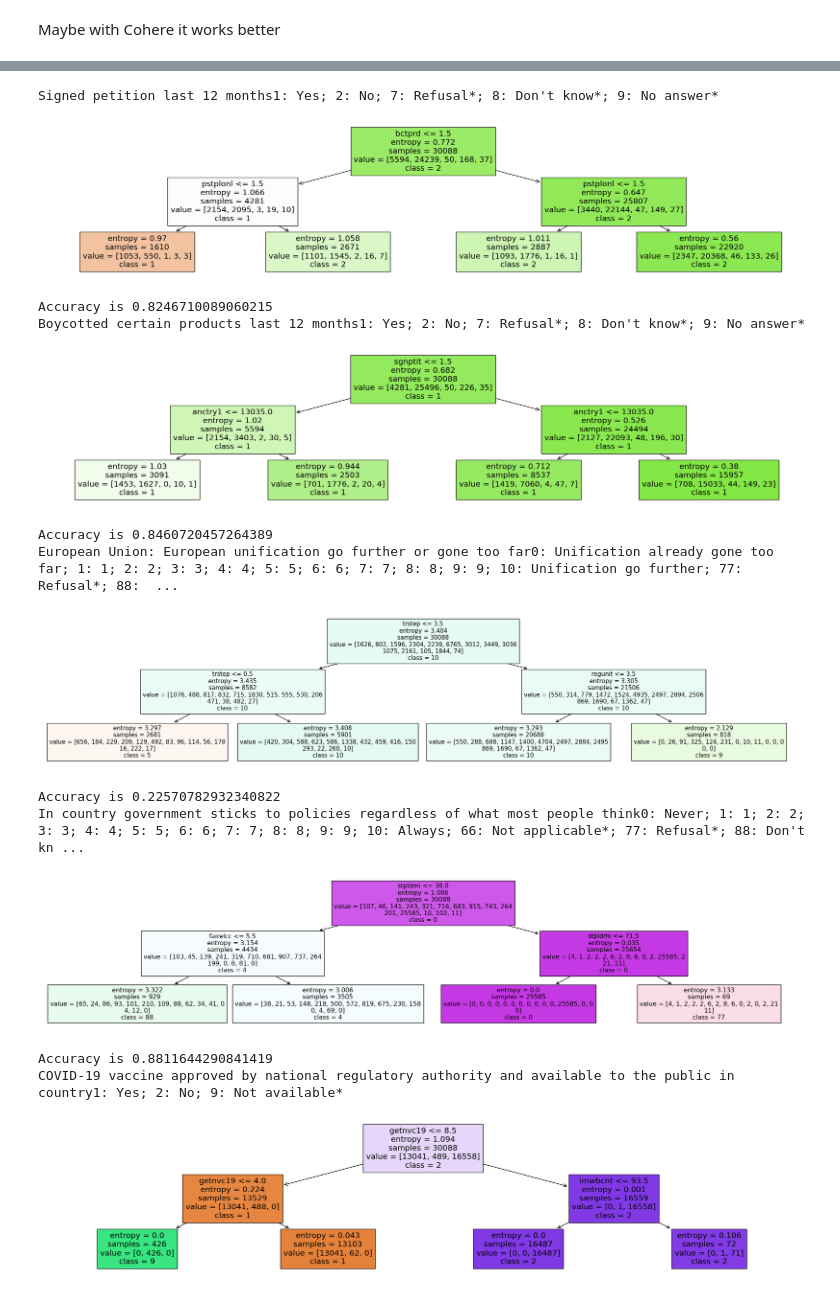
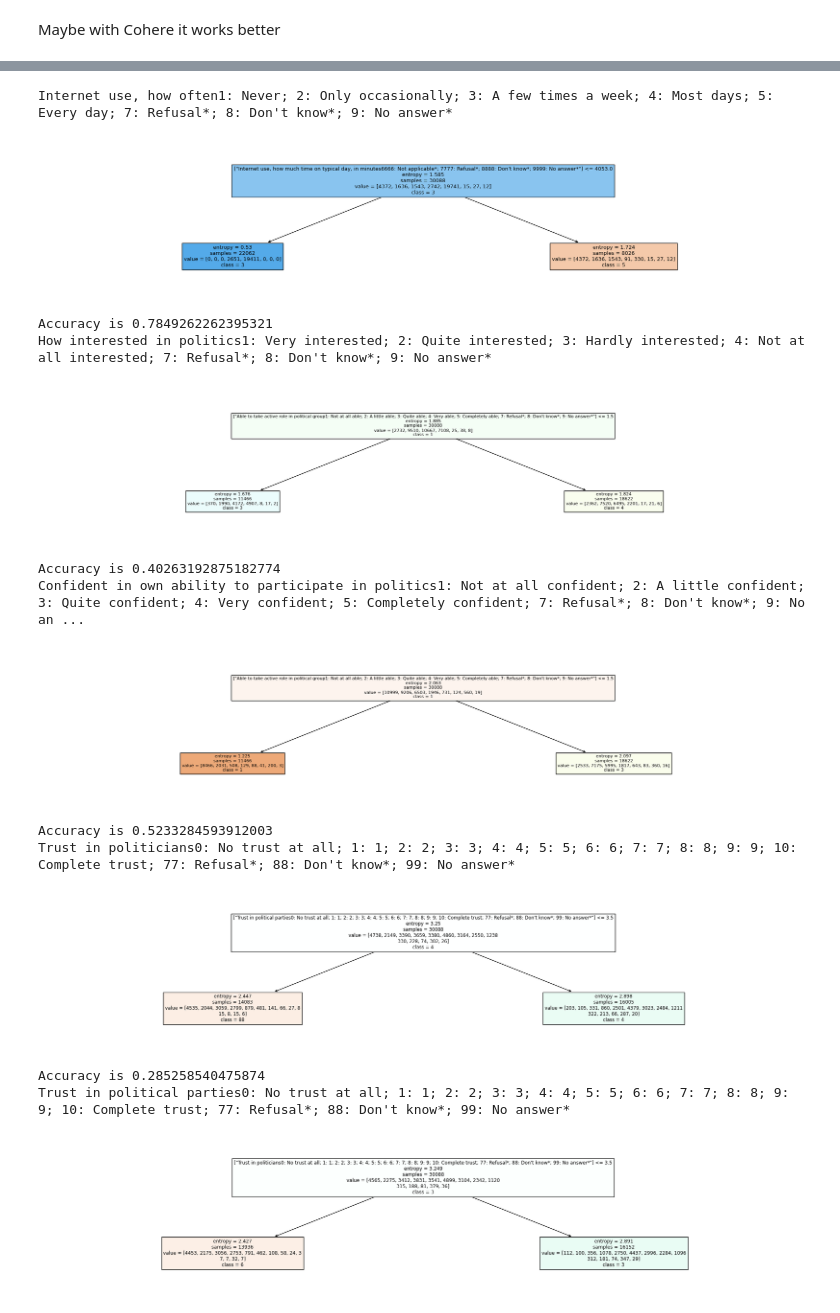
Before and after one commit to GeorgeGitHubbins/MScThesis-Extracting-InformalRules-from-Surveys, a Jupyter notebook: ReadESS.ipynb, the cells around one changed output, grey strips where cells are left out. Cells and saved outputs as stored; diff of their text form; code cells hidden in the pictures.

Commit message:
improving prep for decision trees

```diff
--- a/ReadESS.ipynb
+++ b/ReadESS.ipynb
@@ -461,11 +472,13 @@ ESSQuestionData = pd.read_csv(ESSQuestionData_path)
 # %%
-ESSQuestionData.set_index('id', inplace=True)
+ESSQuestionData_ADICO_path = 'ESSQuestionData_withADICO.csv'  # Update this path accordingly
+
+ESSQuestionData_ADICO = pd.read_csv(ESSQuestionData_ADICO_path)
+
+ESSQuestionData_ADICO.set_index('id', inplace=True)
 # Filter out questions that are categorized as Attributes, Conditions, or Aims for clarity in analysis
-Attributes = ESSQuestionData.loc[ESSQuestionData['ADICO_category'].str.contains('Attribute', na=False), 'question_answers_combined']
-Conditions = ESSQuestionData.loc[ESSQuestionData['ADICO_category'].str.contains('Condition', na=False), 'question_answers_combined']
-Aims = ESSQuestionData.loc[ESSQuestionData['ADICO_category'].str.contains('Aim', na=False), 'question_answers_combined']
-# Attcons = list(set([Attcon for Attcon in ESSQuestionData[ESSQuestionData['ADICO_Category'].isin(["Attribute", "Condition",'Aim/Condition', "Attribute/Condition"])]['question_answers_combined']]))
+Attributes = ESSQuestionData_ADICO.loc[ESSQuestionData_ADICO['ADICO_Category'].str.contains('Attribute', na=False), 'question_answers_combined']
+Conditions = ESSQuestionData_ADICO.loc[ESSQuestionData_ADICO['ADICO_Category'].str.contains('Condition', na=False), 'question_answers_combined']
+Aims = ESSQuestionData_ADICO.loc[ESSQuestionData_ADICO['ADICO_Category'].str.contains('Aim', na=False), 'question_answers_combined']
+# Attcons = list(set([Attcon for Attcon in ESSQuestionData_ADICO[ESSQuestionData_ADICO['ADICO_Category'].isin(["Attribute", "Condition",'Aim/Condition', "Attribute/Condition"])]['question_answers_combined']]))
 
 # chosen_aims = ["R06a_media_freq",  "R2_implementation_NM4", "R2_implementation_NM5", "R2_implementation_SM3"]
-# %%
-for aim in Aims: print(aim)
@@ -529,49 +537,52 @@ from sklearn.metrics import accuracy_score
 from sklearn import tree
 from sklearn.tree import plot_tree
 import matplotlib.pyplot as plt
 
 # {
 #     "alg": " HS512"
 #     "typ": "JWT"
 # }
 numerical_answers = survey_questions.iloc[:,10:]
 
 # Try converting each column to numeric and coerce errors to NaN
 for column in survey_questions.columns:
     numerical_answers[column] = pd.to_numeric(survey_questions[column], errors='coerce')
 
 # Drop columns that contain any NaN values (i.e., non-convertible columns)
 numerical_answers = numerical_answers.dropna(axis=1, how='any')
 
-for aim in Aims.index:
-
-    aimRow = str(ESSQuestionData.loc[aim]['question_answers_combined'])
+for aim in Aims.index.values:
+    if aim not in numerical_answers.columns: continue
+    aimRow = str(ESSQuestionData_ADICO.loc[aim]['question_answers_combined'])
     print(aimRow)
+    class_names = ESSQuestionData_ADICO['responseoptions']
+    feat_names = numerical_answers.loc[:, ~numerical_answers.columns.isin([aim])].columns
+    feature_descs = [ESSQuestionData_ADICO[ESSQuestionData_ADICO.index == feature]['question_answers_combined'].values for feature in feat_names if feature in list(ESSQuestionData_ADICO.index)]
 
     X = numerical_answers.loc[:, ~numerical_answers.columns.isin([aim])].values
     Y = numerical_answers.loc[:, aim].values
 
     X_train, X_test, y_train, y_test = train_test_split(X, Y, test_size = 0.2, random_state = 100)
-    clf_entropy = DecisionTreeClassifier(criterion = 'entropy', random_state=100, max_depth=2, min_samples_leaf=20)
+    clf_entropy = DecisionTreeClassifier(criterion = 'entropy', random_state=100, max_depth=1, min_samples_leaf=20)
     clf_entropy.fit(X_train,y_train)
     # Visualize the decision tree
     plt.figure(figsize=(25,5))
-    plot_tree(clf_entropy, filled=True, feature_names=numerical_answers.loc[:, ~numerical_answers.columns.isin([aim])].columns, class_names = [str(item) for item in survey_questions[aim].unique()])
+    plot_tree(clf_entropy, filled=True, feature_names=feature_descs, class_names = [str(item) for item in survey_questions[aim].unique()])
     plt.show()
     y_pred_en = clf_entropy.predict(X_test)
     print(("Accuracy is"),accuracy_score(y_test, y_pred_en))
 # %% [output]
-Signed petition last 12 months1: Yes; 2: No; 7: Refusal*; 8: Don't know*; 9: No answer*
+Internet use, how often1: Never; 2: Only occasionally; 3: A few times a week; 4: Most days; 5: Every day; 7: Refusal*; 8: Don't know*; 9: No answer*
-[figure, old version]
+[figure, new version]
-Accuracy is 0.8246710089060215
-Boycotted certain products last 12 months1: Yes; 2: No; 7: Refusal*; 8: Don't know*; 9: No answer*
+Accuracy is 0.7849262262395321
+How interested in politics1: Very interested; 2: Quite interested; 3: Hardly interested; 4: Not at all interested; 7: Refusal*; 8: Don't know*; 9: No answer*
-[figure, old version]
+[figure, new version]
-Accuracy is 0.8460720457264389
-European Union: European unification go further or gone too far0: Unification already gone too far; 1: 1; 2: 2; 3: 3; 4: 4; 5: 5; 6: 6; 7: 7; 8: 8; 9: 9; 10: Unification go further; 77: Refusal*; 88:  ...
+Accuracy is 0.40263192875182774
+Confident in own ability to participate in politics1: Not at all confident; 2: A little confident; 3: Quite confident; 4: Very confident; 5: Completely confident; 7: Refusal*; 8: Don't know*; 9: No an ...
-[figure, old version]
+[figure, new version]
-Accuracy is 0.22570782932340822
-In country government sticks to policies regardless of what most people think0: Never; 1: 1; 2: 2; 3: 3; 4: 4; 5: 5; 6: 6; 7: 7; 8: 8; 9: 9; 10: Always; 66: Not applicable*; 77: Refusal*; 88: Don't kn ...
+Accuracy is 0.5233284593912003
+Trust in politicians0: No trust at all; 1: 1; 2: 2; 3: 3; 4: 4; 5: 5; 6: 6; 7: 7; 8: 8; 9: 9; 10: Complete trust; 77: Refusal*; 88: Don't know*; 99: No answer*
-[figure, old version]
+[figure, new version]
-Accuracy is 0.8811644290841419
-COVID-19 vaccine approved by national regulatory authority and available to the public in country1: Yes; 2: No; 9: Not available*
+Accuracy is 0.285258540475874
+Trust in political parties0: No trust at all; 1: 1; 2: 2; 3: 3; 4: 4; 5: 5; 6: 6; 7: 7; 8: 8; 9: 9; 10: Complete trust; 77: Refusal*; 88: Don't know*; 99: No answer*
-[figure, old version]
+[figure, new version]
```
Also changed, not shown: parts of 24 cells of this notebook, 3 other files.
